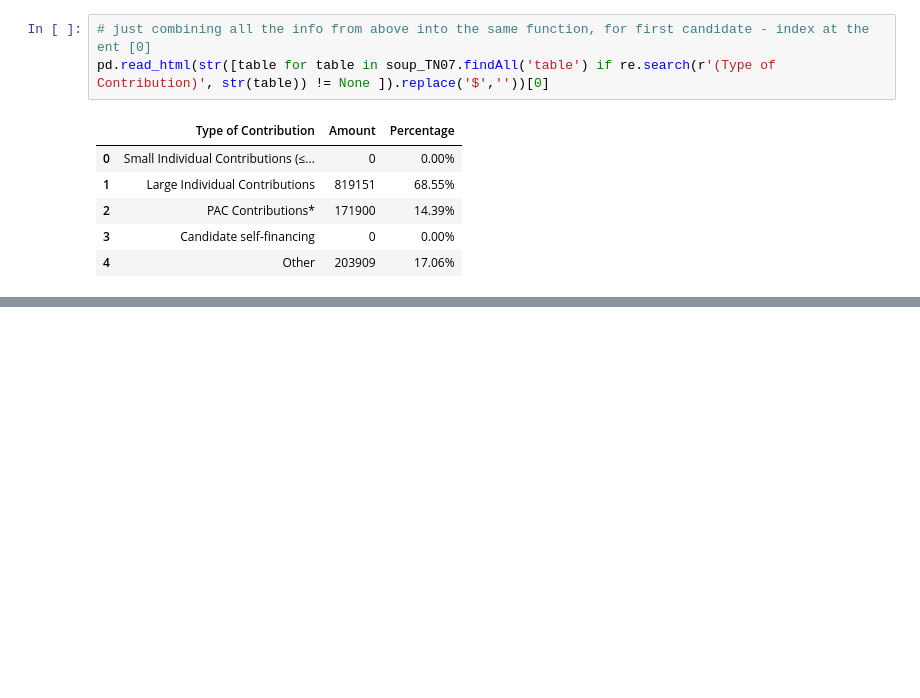
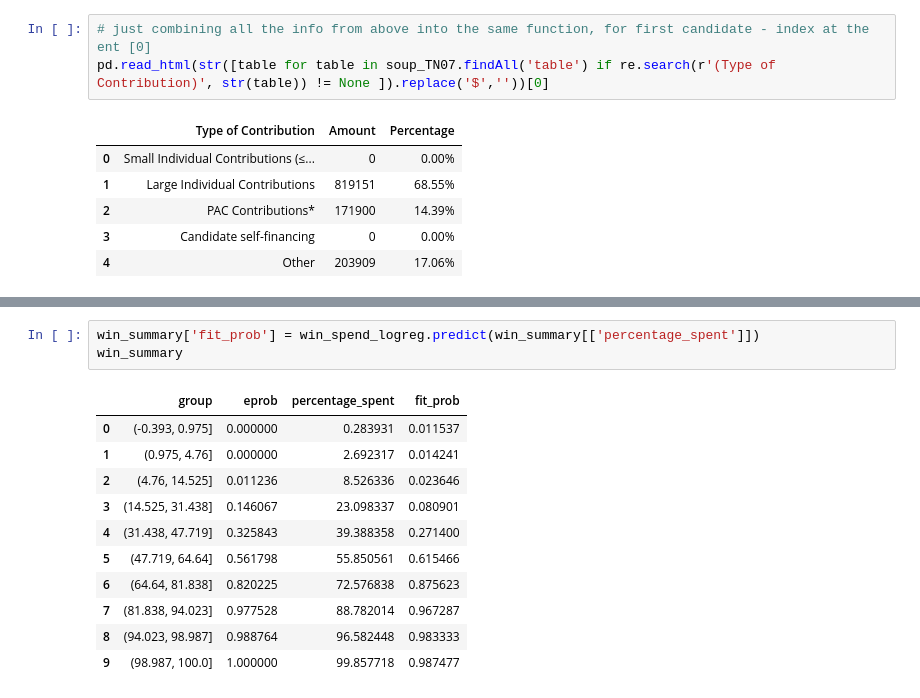
Before and after one commit to tomoumer/webscraping_open_secrets-pizza, a Jupyter notebook: notebooks/TU_webscrape.ipynb, the cells around one changed output, grey strips where cells are left out. Saved outputs shown, nothing was run; the diff lists cells and outputs as text; blank space fills up the shorter version.

```diff
--- a/notebooks/TU_webscrape.ipynb
+++ b/notebooks/TU_webscrape.ipynb
@@ -628,0 +718,15 @@ pd.read_html(str([table for table in soup_TN07.findAll('table') if re.search(r'(
+# %%
+win_summary['fit_prob'] = win_spend_logreg.predict(win_summary[['percentage_spent']])
+win_summary
+# %% [output]
+|  | group | eprob | percentage_spent | fit_prob |
+| 0 | (-0.393, 0.975] | 0.000000 | 0.283931 | 0.011537 |
+| 1 | (0.975, 4.76] | 0.000000 | 2.692317 | 0.014241 |
+| 2 | (4.76, 14.525] | 0.011236 | 8.526336 | 0.023646 |
+| 3 | (14.525, 31.438] | 0.146067 | 23.098337 | 0.080901 |
+| 4 | (31.438, 47.719] | 0.325843 | 39.388358 | 0.271400 |
+| 5 | (47.719, 64.64] | 0.561798 | 55.850561 | 0.615466 |
+| 6 | (64.64, 81.838] | 0.820225 | 72.576838 | 0.875623 |
+| 7 | (81.838, 94.023] | 0.977528 | 88.782014 | 0.967287 |
+| 8 | (94.023, 98.987] | 0.988764 | 96.582448 | 0.983333 |
+| 9 | (98.987, 100.0] | 1.000000 | 99.857718 | 0.987477 |
```
Also changed, not shown: parts of 23 cells of this notebook.
